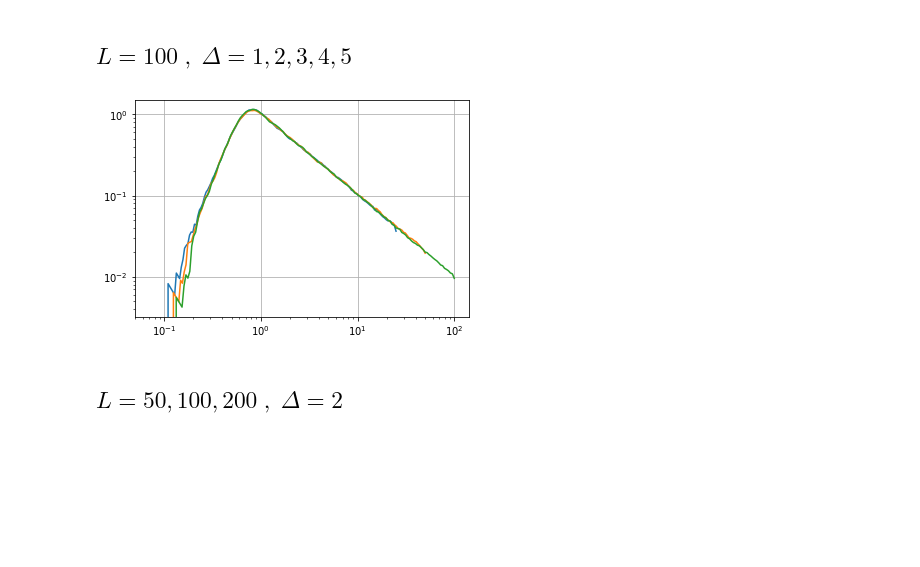
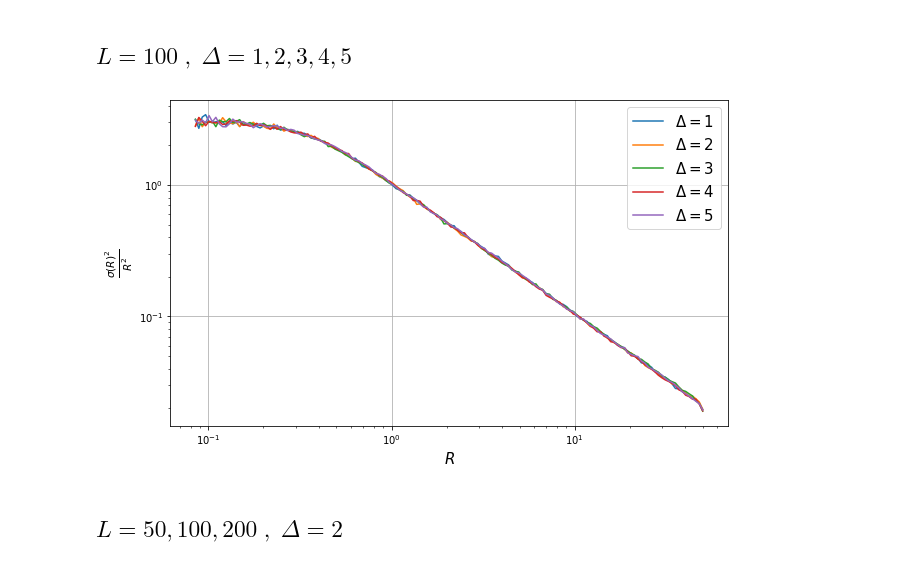
Before and after one commit to lfdavoli/Hyperuniformity, a Jupyter notebook: graphs.ipynb, the cells around one changed output. Drawn from its saved outputs; the diff is of its cells as text; code cells hidden in the pictures; blank space fills up the shorter version.

Commit message:
just missing final commenting on delta

```diff
--- a/graphs.ipynb
+++ b/graphs.ipynb
@@ -33,19 +36,27 @@ ax.set_yscale('log')
 # %% [markdown]
 ## $L=100\;,\;\Delta = 1,2,3,4,5$
 # %%
-data50 = np.loadtxt("c++/opt50_2.csv", delimiter=" ")
-data100 = np.loadtxt("c++/opt100_2.csv", delimiter=" ")
-data200 = np.loadtxt("c++/opt200_2.csv", delimiter=" ")
+data1 = np.loadtxt("c++/data/100delta1.csv", delimiter=" ")
+data2 = np.loadtxt("c++/data/100delta2.csv", delimiter=" ")
+data3 = np.loadtxt("c++/data/100delta3.csv", delimiter=" ")
+data4 = np.loadtxt("c++/data/100delta4.csv", delimiter=" ")
+data5 = np.loadtxt("c++/data/100delta5.csv", delimiter=" ")
 # %%
-fig, ax = plt.subplots()
+fig, ax = plt.subplots(figsize=(10,6))
 
-ax.plot(data50[50:,0], data50[50:,1])
-ax.plot(data100[50:,0], data100[50:,1])
-ax.plot(data200[50:,0], data200[50:,1])
+ax.plot(data1[50:,0], data1[50:,1], label=r"$\Delta = 1$")
+ax.plot(data2[50:,0], data2[50:,1], label=r"$\Delta = 2$")
+ax.plot(data3[50:,0], data3[50:,1], label=r"$\Delta = 3$")
+ax.plot(data4[50:,0], data4[50:,1], label=r"$\Delta = 4$")
+ax.plot(data5[50:,0], data5[50:,1], label=r"$\Delta = 5$")
+
+ax.set_xlabel(r"$R$", size=15)
+ax.set_ylabel(r"$\frac{\sigma(R)^2}{R^2}$", size=15)
 ax.grid()
+ax.legend(fontsize=15)
 ax.set_xscale('log')
 ax.set_yscale('log')
 # %% [output]
-[figure, old version]
+[figure, new version]
 # %% [markdown]
 ## $L = 50,100,200\;,\;\Delta = 2$
```
Also changed, not shown: parts of 8 cells of this notebook.
